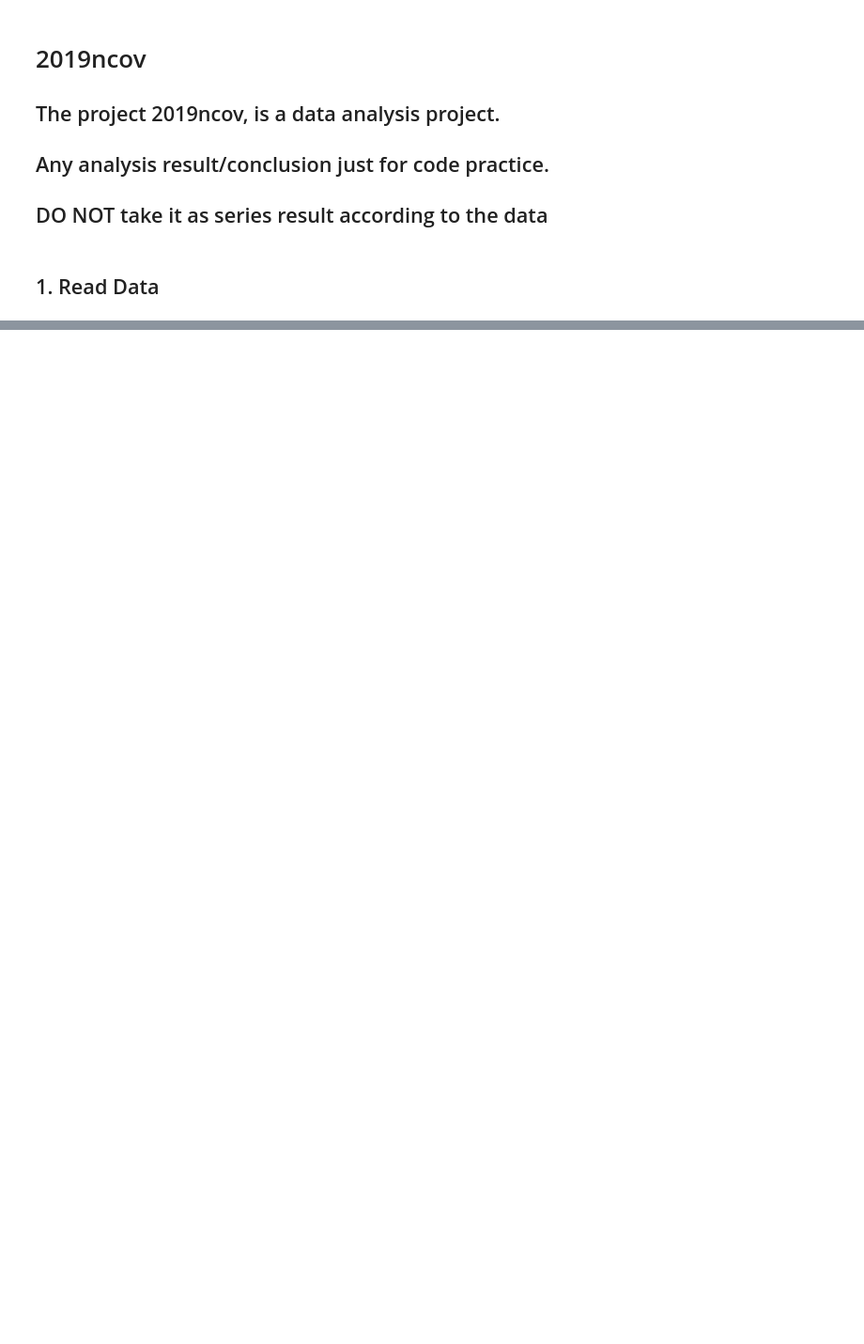
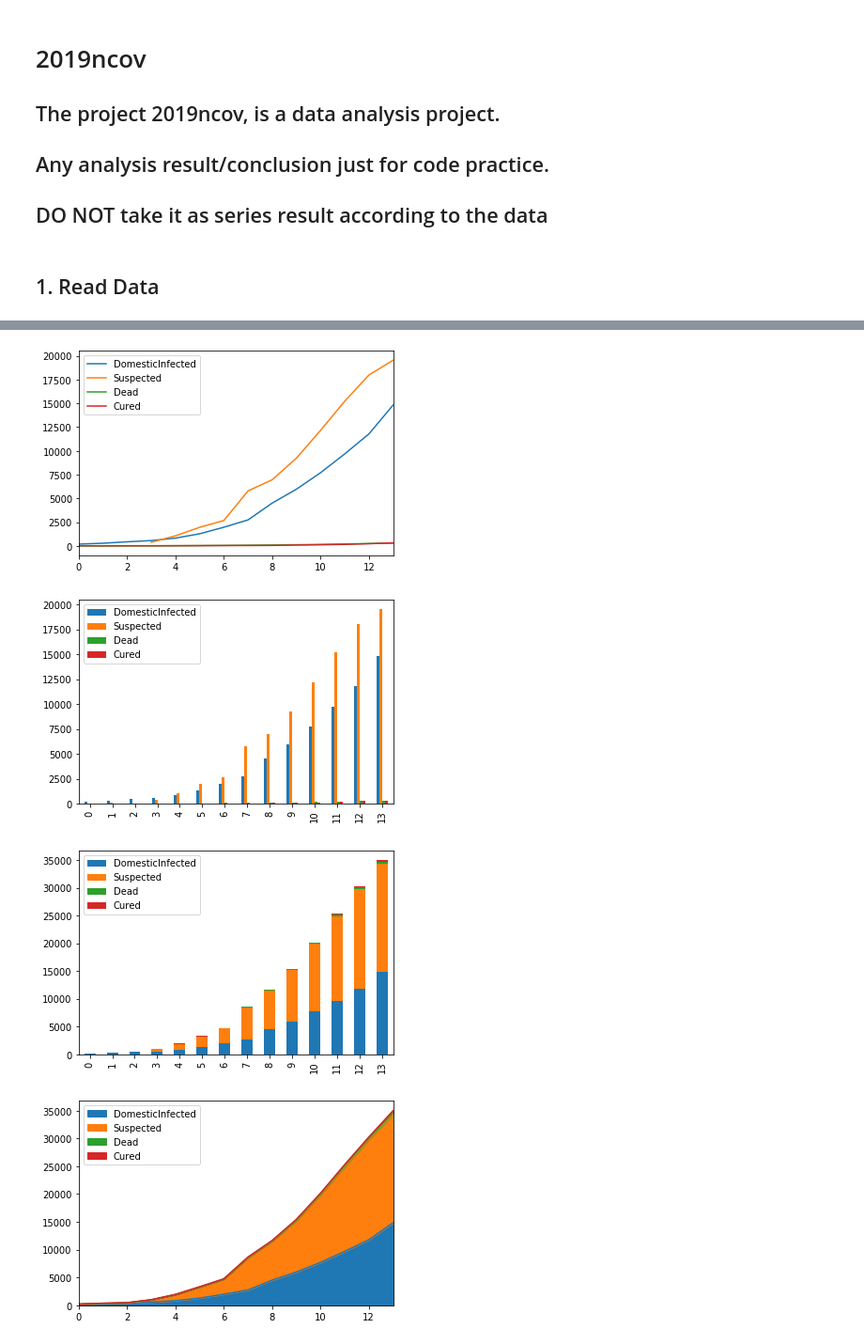
Before and after one commit to Django-Jiang/2019ncovDA, a Jupyter notebook: DA.ipynb, the cells around one changed output, grey strips where cells are left out. Shown at 94% size. Saved outputs shown, nothing was run; the diff lists cells and outputs as text; code cells hidden in the pictures; blank space fills up the shorter version.

```diff
--- a/DA.ipynb
+++ b/DA.ipynb
@@ -28,0 +39,19 @@ Date  Domestic Infected  Suspected  Dead  Cured
+# %%
+#plot the data
+
+data.plot()
+plt.show()
+
+data.plot(kind= 'bar')
+plt.show()
+
+data.plot(kind = 'bar', stacked = 1)
+plt.show()
+
+data.plot(kind = 'area')
+plt.show()
+# %% [output]
+[figure, added]
+[figure, added]
+[figure, added]
+[figure, added]
```
Also changed, not shown: parts of 5 cells of this notebook.
